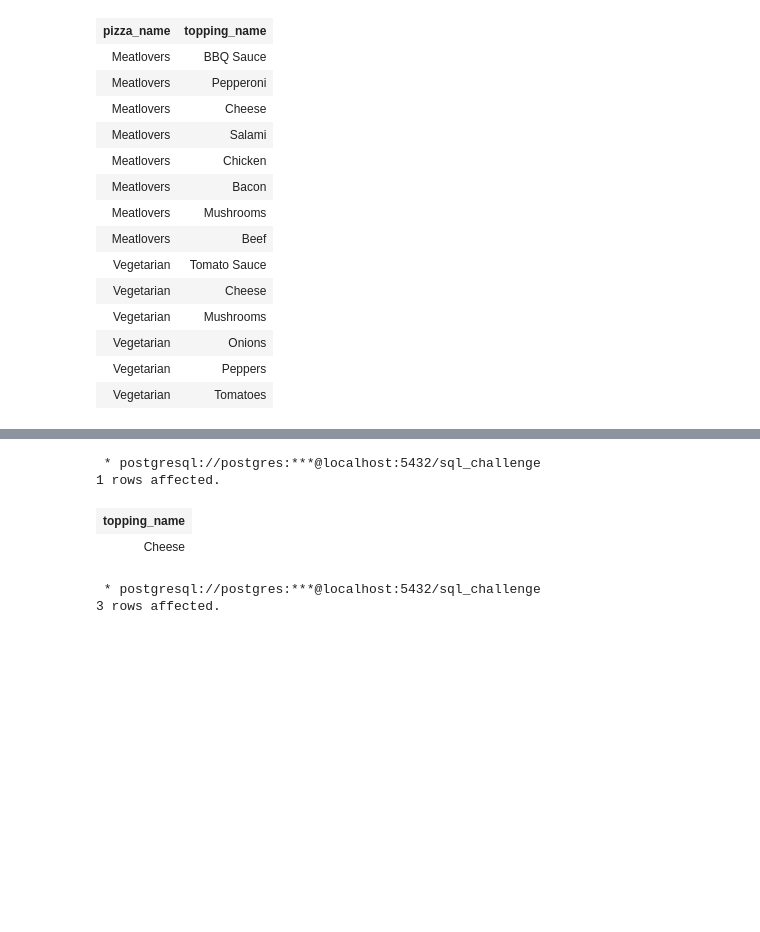
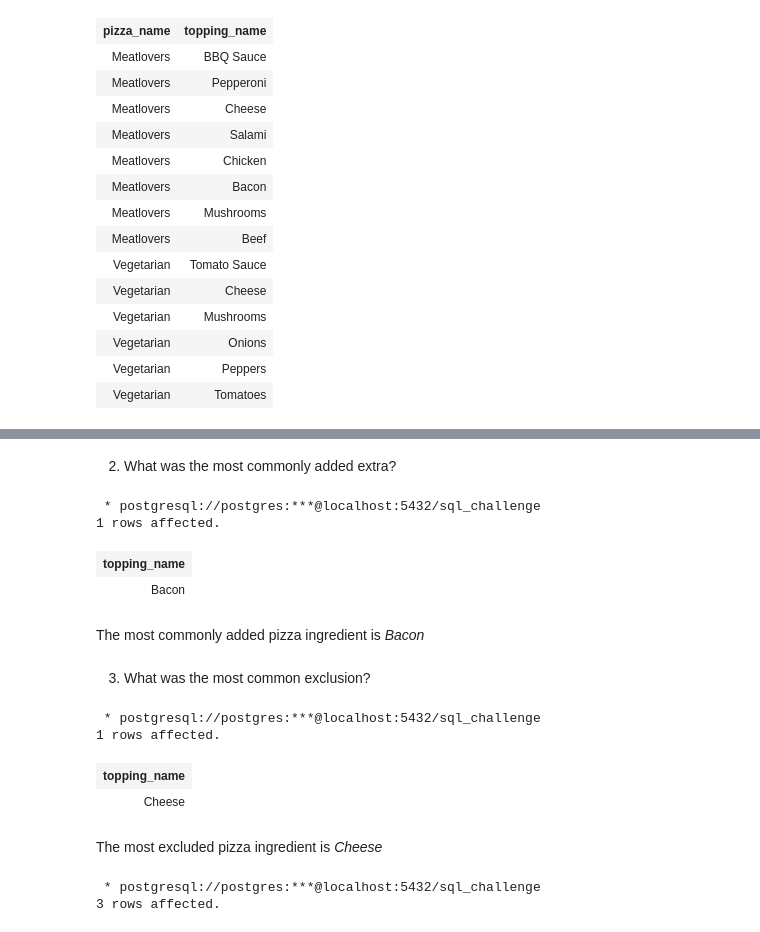
Before and after one commit to joshuaati/8_weeks_sql_challenge, a Jupyter notebook: week 2/01.ipynb, the cells around one changed output, grey strips where cells are left out. Saved outputs shown, nothing was run; the diff lists cells and outputs as text; code cells hidden in the pictures; blank space fills up the shorter version.

```diff
--- a/week 2/01.ipynb
+++ b/week 2/01.ipynb
@@ -535,3 +520,25 @@ ON pr.toppings::integer = pt.topping_id) AS foo
+# %% [markdown]
+2. What was the most commonly added extra?
+# %%
+%%sql
+SELECT topping_name
+FROM pizza_toppings
+WHERE topping_id = (
+    SELECT
+        UNNEST(STRING_TO_ARRAY(extras, ',')) AS extras
+    FROM clean_customer_orders
+    GROUP BY extras
+    ORDER BY count(*) DESC
+    LIMIT 1) :: INTEGER
+# %% [output]
+ * postgresql://postgres:***@localhost:5432/sql_challenge
+1 rows affected.
+| topping_name |
+| Bacon |
+# %% [markdown]
+The most commonly added pizza ingredient is *Bacon*
+# %% [markdown]
+3. What was the most common exclusion?
 # %%
 %%sql
 SELECT topping_name
@@ -548,6 +555,8 @@ WHERE topping_id = (
 1 rows affected.
 | topping_name |
 | Cheese |
+# %% [markdown]
+The most excluded pizza ingredient is *Cheese*
 # %%
 %%sql
 SELECT
```
Also changed, not shown: parts of 1 cell of this notebook, 1 other file.
